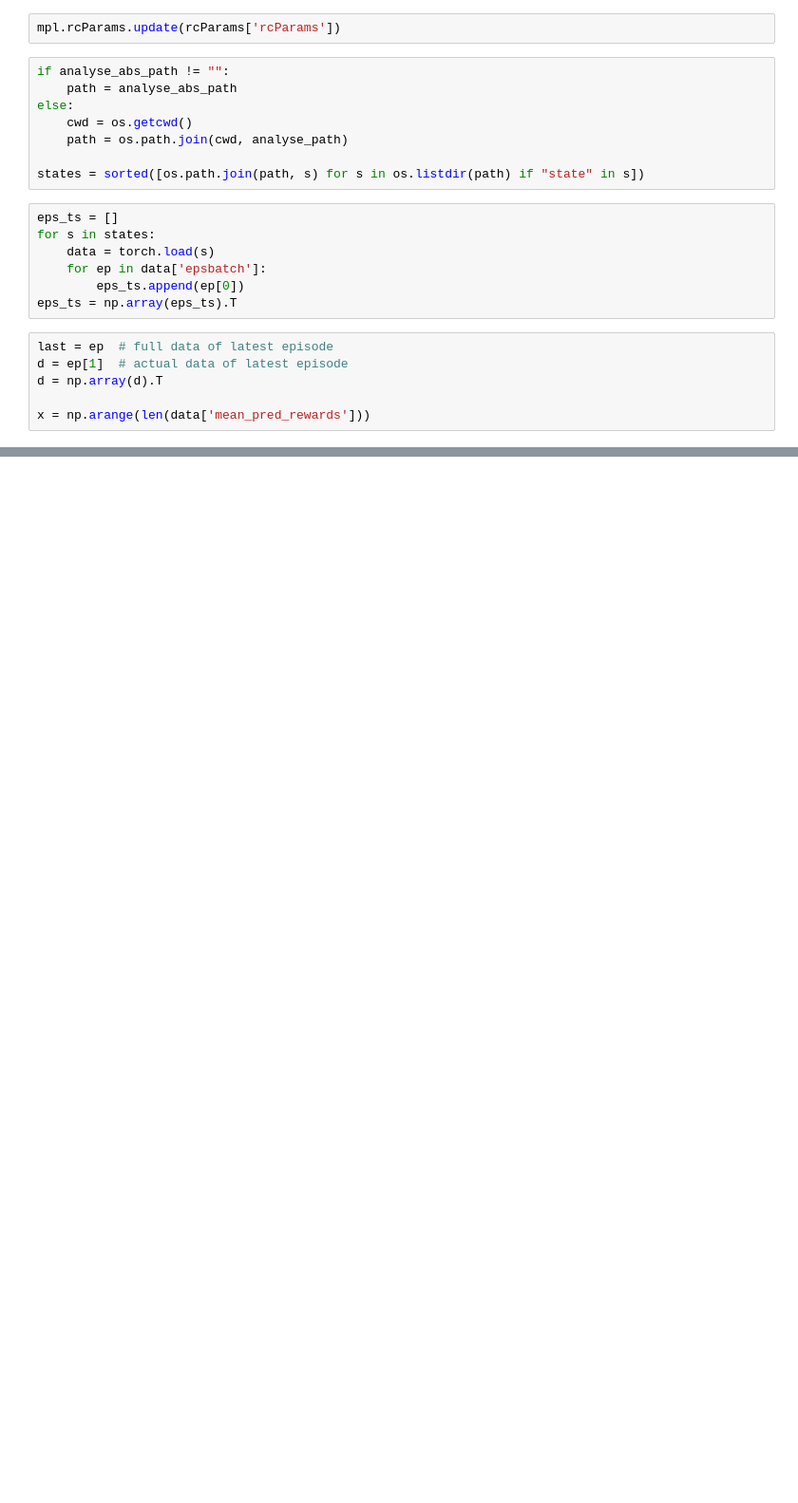
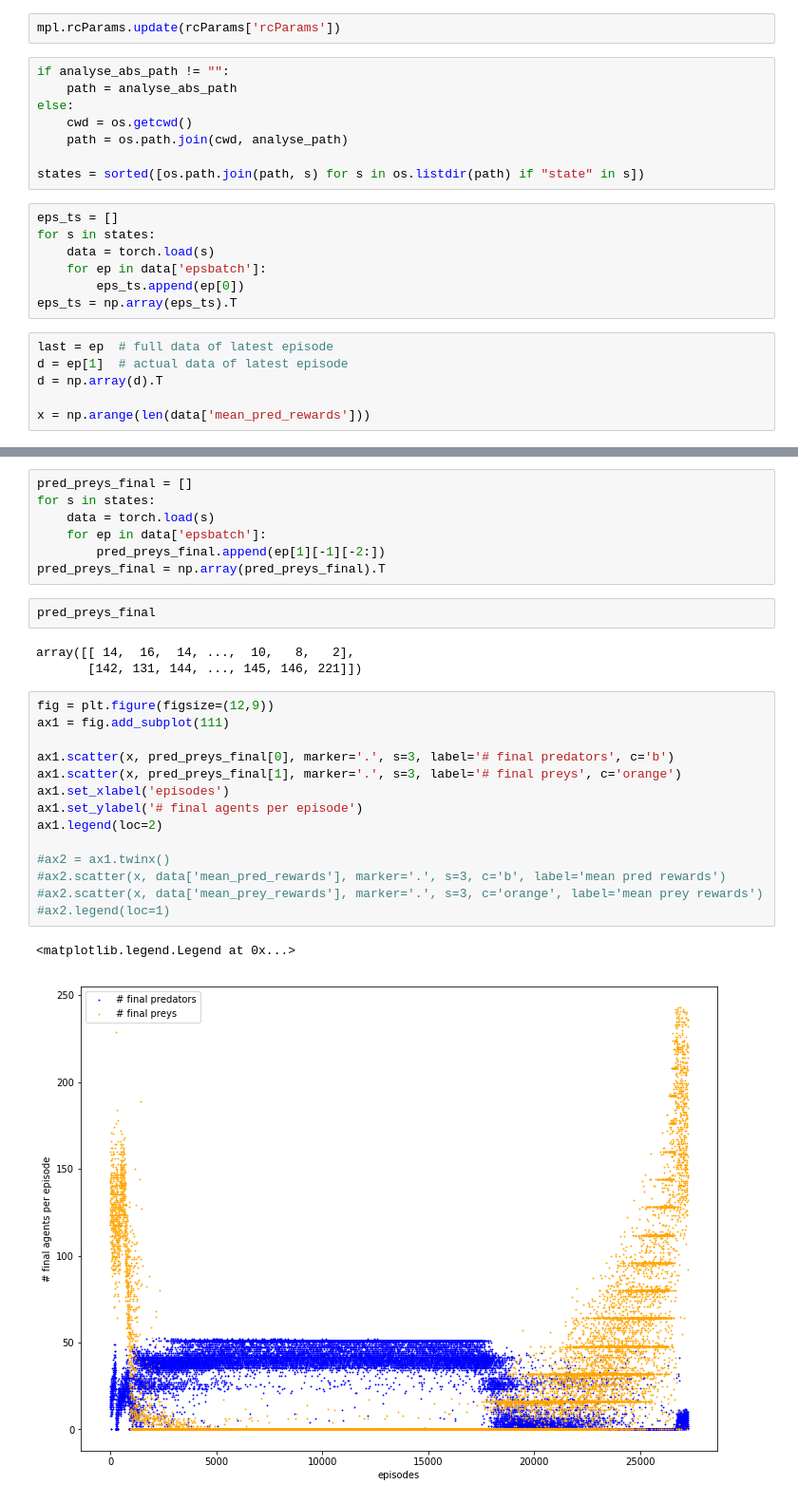
Before and after one commit to Quanticnova/Imazalil, a Jupyter notebook: actor-critic/analysis.ipynb, the cells around one changed output, grey strips where cells are left out. Shown: that part at 95% size. Cells and saved outputs as stored; diff of their text form; blank space fills up the shorter version.

```diff
--- a/actor-critic/analysis.ipynb
+++ b/actor-critic/analysis.ipynb
@@ -64,0 +62,29 @@ ax2.legend(loc=1)
+# %%
+pred_preys_final = []
+for s in states:
+    data = torch.load(s)
+    for ep in data['epsbatch']:
+        pred_preys_final.append(ep[1][-1][-2:])
+pred_preys_final = np.array(pred_preys_final).T
+# %%
+pred_preys_final
+# %% [output]
+array([[ 14,  16,  14, ...,  10,   8,   2],
+       [142, 131, 144, ..., 145, 146, 221]])
+# %%
+fig = plt.figure(figsize=(12,9))
+ax1 = fig.add_subplot(111)
+
+ax1.scatter(x, pred_preys_final[0], marker='.', s=3, label='# final predators', c='b')
+ax1.scatter(x, pred_preys_final[1], marker='.', s=3, label='# final preys', c='orange')
+ax1.set_xlabel('episodes')
+ax1.set_ylabel('# final agents per episode')
+ax1.legend(loc=2)
+
+#ax2 = ax1.twinx()
+#ax2.scatter(x, data['mean_pred_rewards'], marker='.', s=3, c='b', label='mean pred rewards')
+#ax2.scatter(x, data['mean_prey_rewards'], marker='.', s=3, c='orange', label='mean prey rewards')
+#ax2.legend(loc=1)
+# %% [output]
+<matplotlib.legend.Legend at 0x...>
+[figure, added]
```
Also changed, not shown: parts of 3 cells of this notebook.
